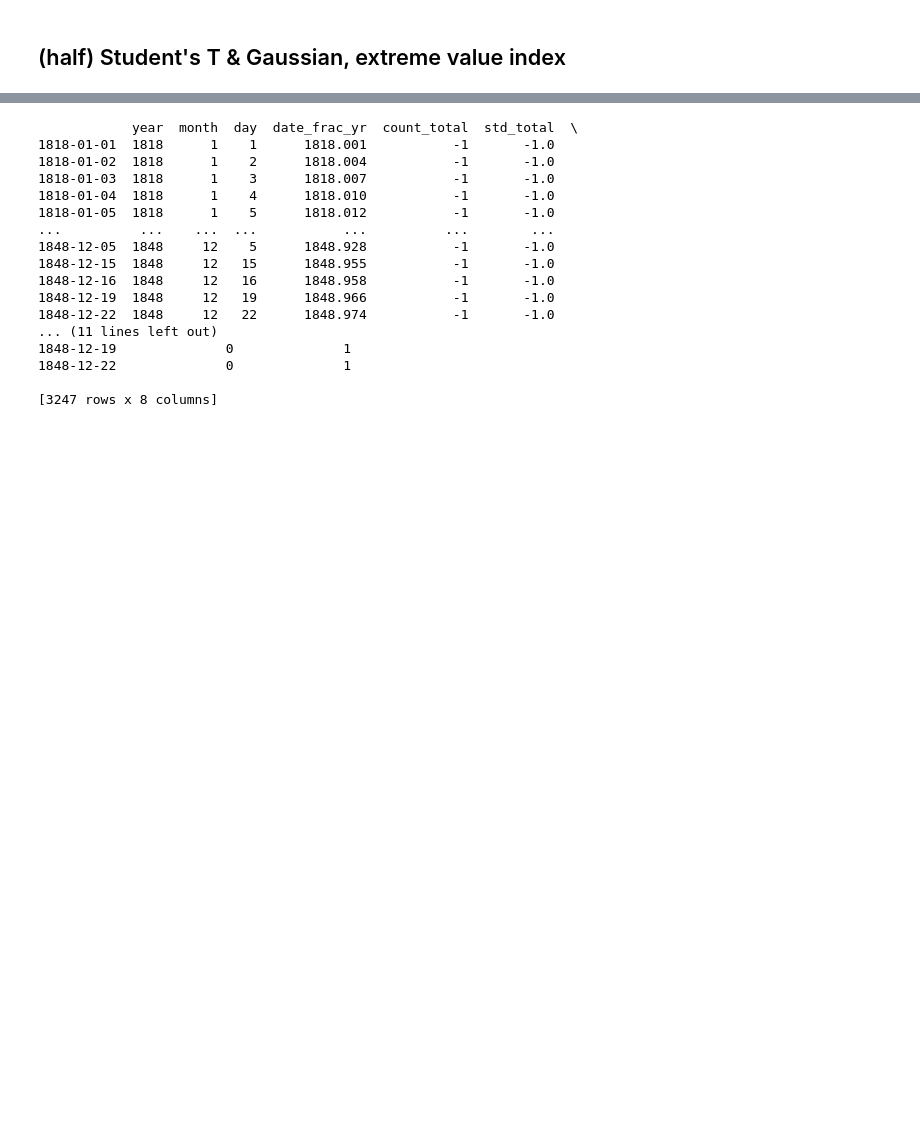
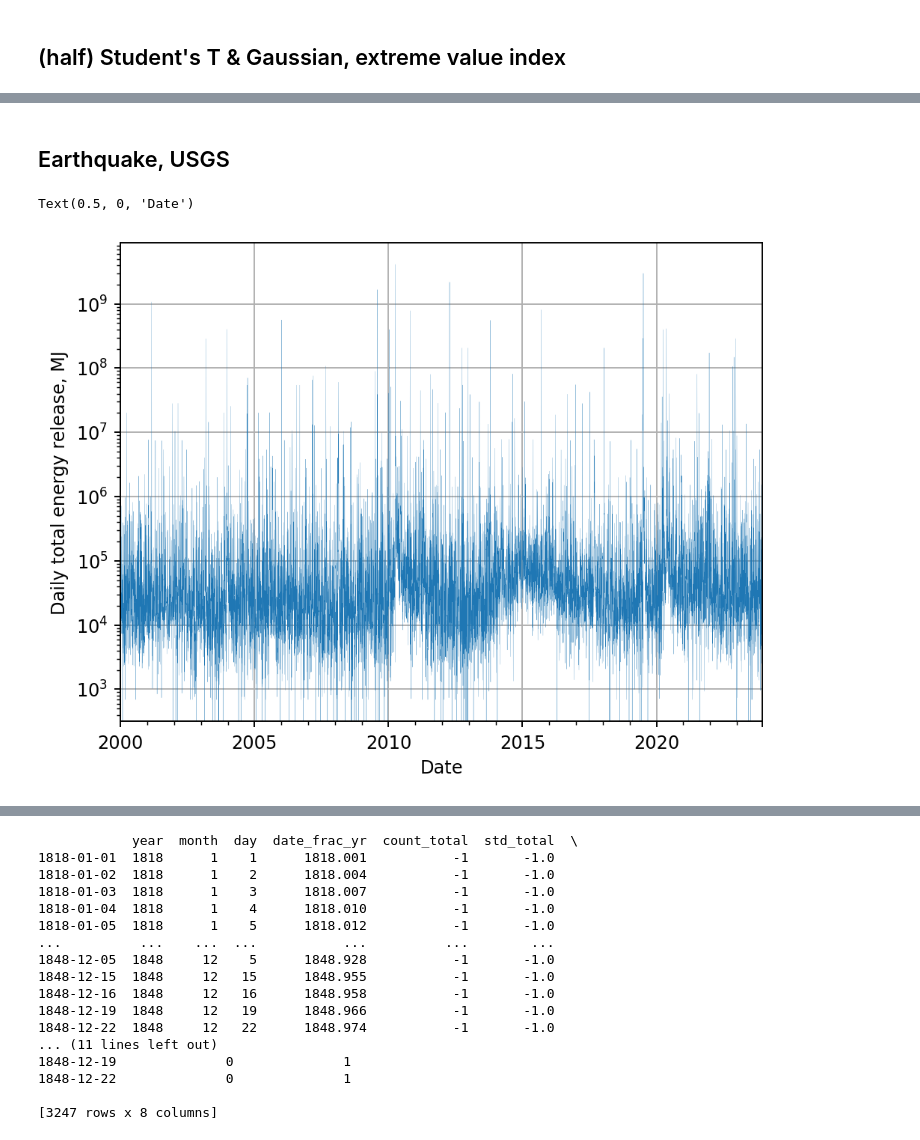
Before and after one commit to TY-Cheng/UniBM, a Jupyter notebook: vignette.ipynb, the cells around one changed output, grey strips where cells are left out. Drawn from its saved outputs; the diff is of its cells as text; code cells hidden in the pictures; blank space fills up the shorter version.

```diff
--- a/vignette.ipynb
+++ b/vignette.ipynb
@@ -95,0 +113,22 @@ viz_evi_reg(dct_res_evi, is_save=False)
+# %% [markdown]
+## Earthquake, USGS
+# %%
+lst_file = [*Path("./data").glob("usgs*.csv")]
+tmp_lst = []
+for file in lst_file:
+    tmp_df = pd.read_csv(file, index_col="time")
+    tmp_df.index = pd.DatetimeIndex(tmp_df.index)
+    tmp_lst.append(tmp_df)
+tmp_df = pd.concat(tmp_lst, axis=0).sort_index()
+del tmp_lst
+# Eq. from USGS
+tmp_df["Energy MJ"] = 10 ** (5.24 + 1.44 * tmp_df.mag) / 1e6
+# tmp_df["Energy J"] = 10 ** (4.8 + 1.5 * tmp_df.mag) / 1e6
+srs_earthquake = tmp_df["Energy MJ"].groupby(pd.Grouper(freq="D")).sum()
+fig, ax = plt.subplots(ncols=1, nrows=1, dpi=173)
+srs_earthquake.plot(ax=ax, grid=True, logy=True, lw=0.1)
+ax.set_ylabel("Daily total energy release, MJ")
+ax.set_xlabel("Date")
+# %% [output]
+Text(0.5, 0, 'Date')
+[figure, added]
```
Also changed, not shown: parts of 21 cells of this notebook, 1 other file.
